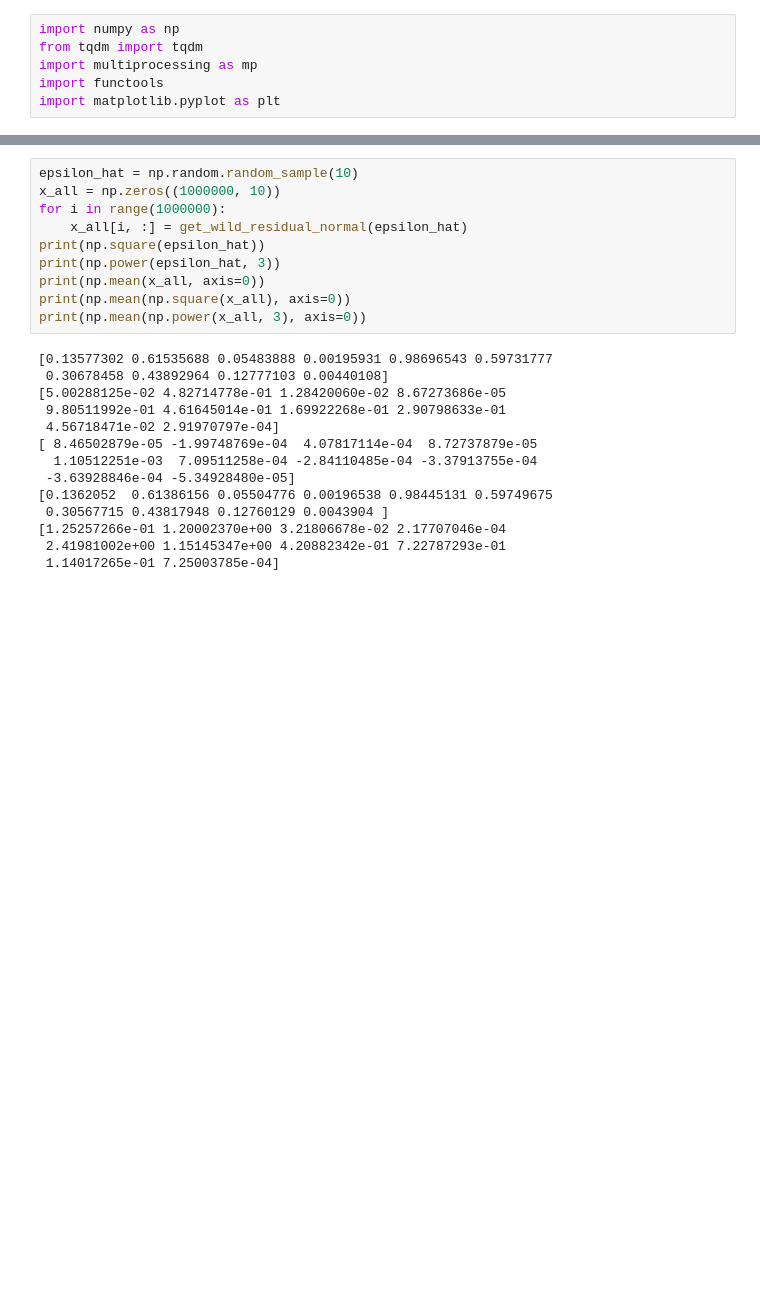
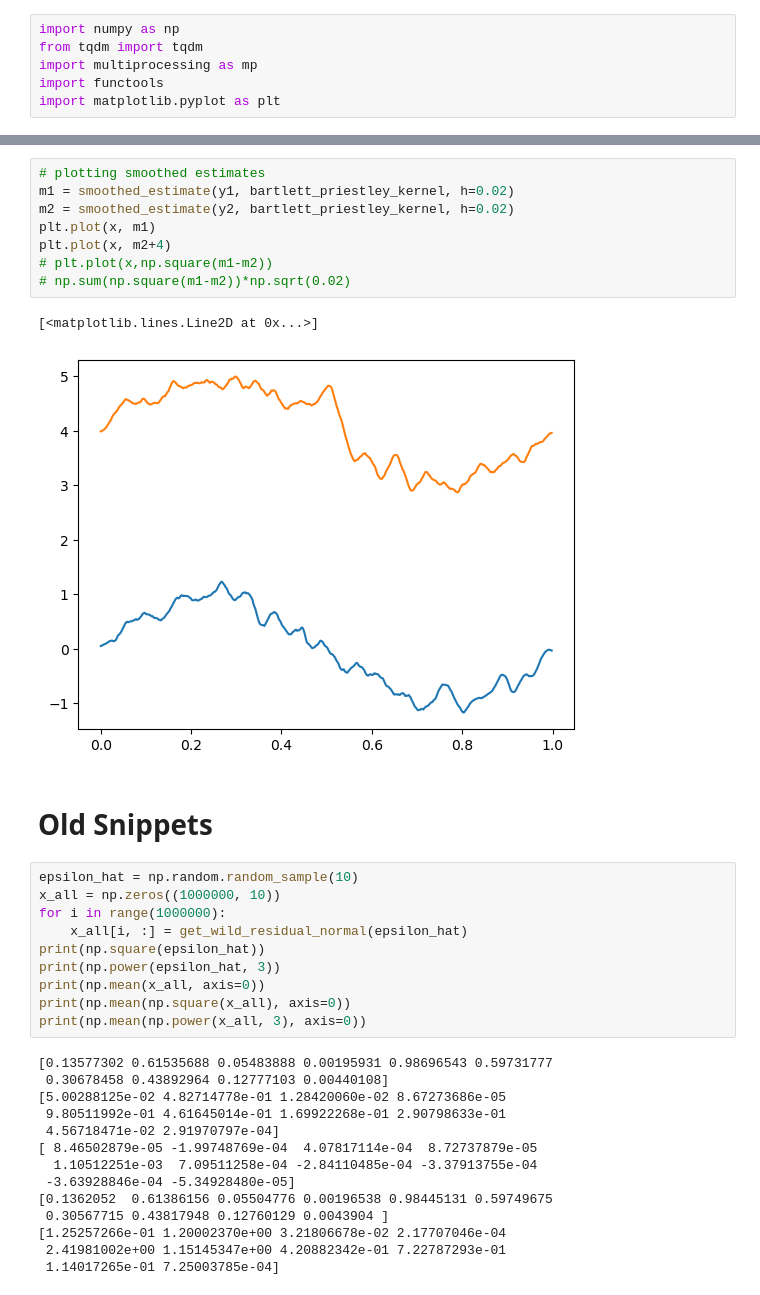
Before and after one commit to JonasEmrich/Wild-Bootstrap-Tests, a Jupyter notebook: wild_bootstrap.ipynb, the cells around one changed output, grey strips where cells are left out. Cells and saved outputs as stored; diff of their text form; blank space fills up the shorter version.

```diff
--- a/wild_bootstrap.ipynb
+++ b/wild_bootstrap.ipynb
@@ -147,3 +211,16 @@ Tn_star.shape
+# %%
+# plotting smoothed estimates
+m1 = smoothed_estimate(y1, bartlett_priestley_kernel, h=0.02)
+m2 = smoothed_estimate(y2, bartlett_priestley_kernel, h=0.02)
+plt.plot(x, m1)
+plt.plot(x, m2+4)
+# plt.plot(x,np.square(m1-m2))
+# np.sum(np.square(m1-m2))*np.sqrt(0.02)
+# %% [output]
+[<matplotlib.lines.Line2D at 0x...>]
+[figure, added]
+# %% [markdown]
+# Old Snippets
 # %%
 epsilon_hat = np.random.random_sample(10)
 x_all = np.zeros((1000000, 10))
```
Also changed, not shown: parts of 6 cells of this notebook.
